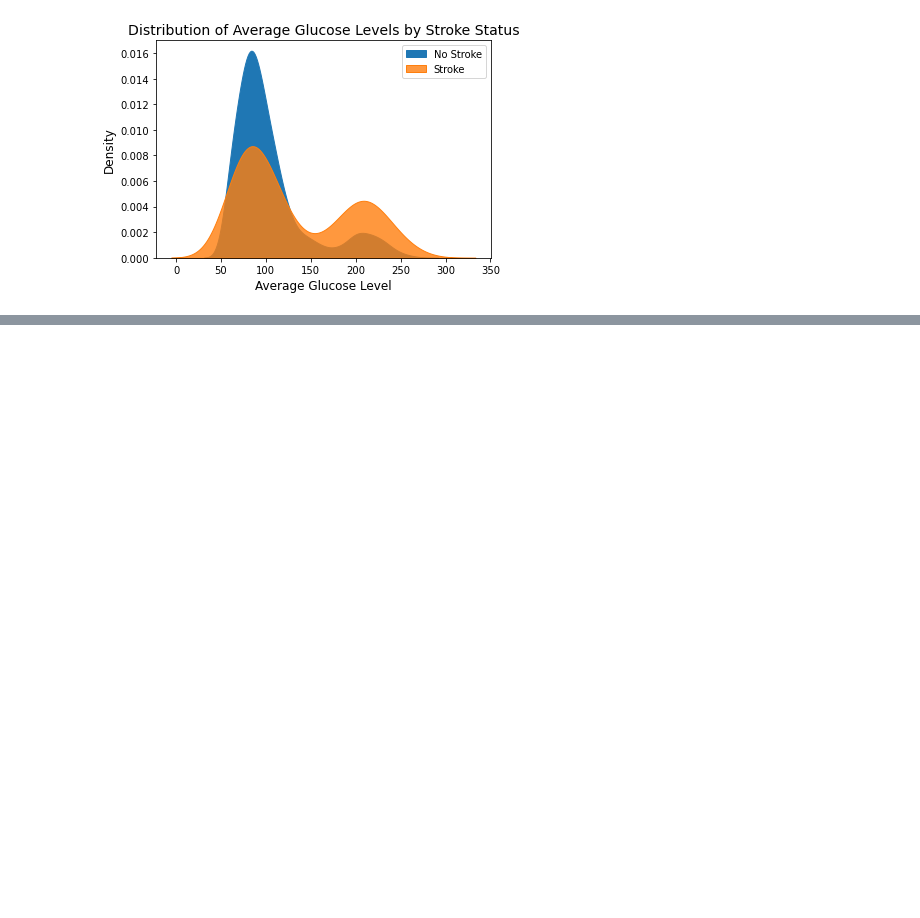
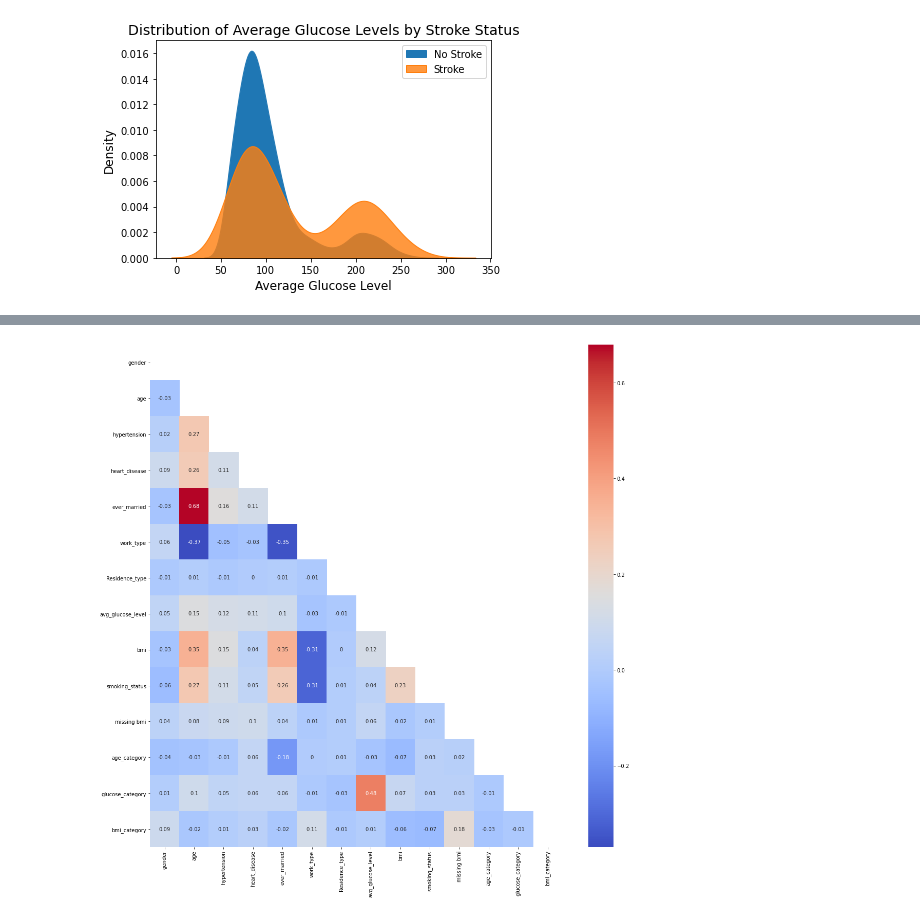
Before and after one commit to MaSOouD69/Capstone-Repo-Bootcamp-Project, a Jupyter notebook: capstone_Masoud_Arefi.ipynb, the cells around one changed output, grey strips where cells are left out. Saved outputs shown, nothing was run; the diff lists cells and outputs as text; code cells hidden in the pictures; blank space fills up the shorter version.

```diff
--- a/capstone_Masoud_Arefi.ipynb
+++ b/capstone_Masoud_Arefi.ipynb
@@ -471,0 +509,17 @@ plt.show()
+# %%
+cols = df_copy.columns
+## normalizing with standard scaler of numerical features
+df_copy[cols] = ss.fit_transform(df_copy[cols])
+# %%
+X = df_copy.drop(columns=['stroke'])
+y = df_copy['stroke'].copy()
+# %%
+corr_df = X.corr()
+
+mask = np.triu(corr_df)
+
+plt.figure(figsize=(18, 18))
+sns.heatmap(corr_df.round(2), mask=mask, cmap='coolwarm', annot=True)
+plt.show()
+# %% [output]
+[figure, added]
```
Also changed, not shown: parts of 22 cells of this notebook.
